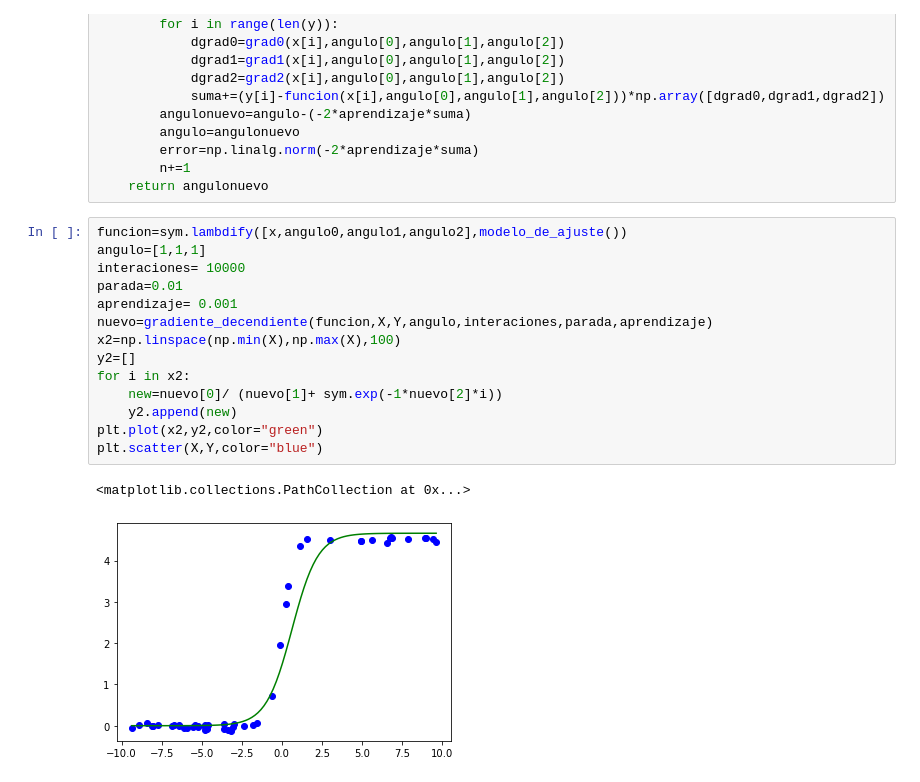
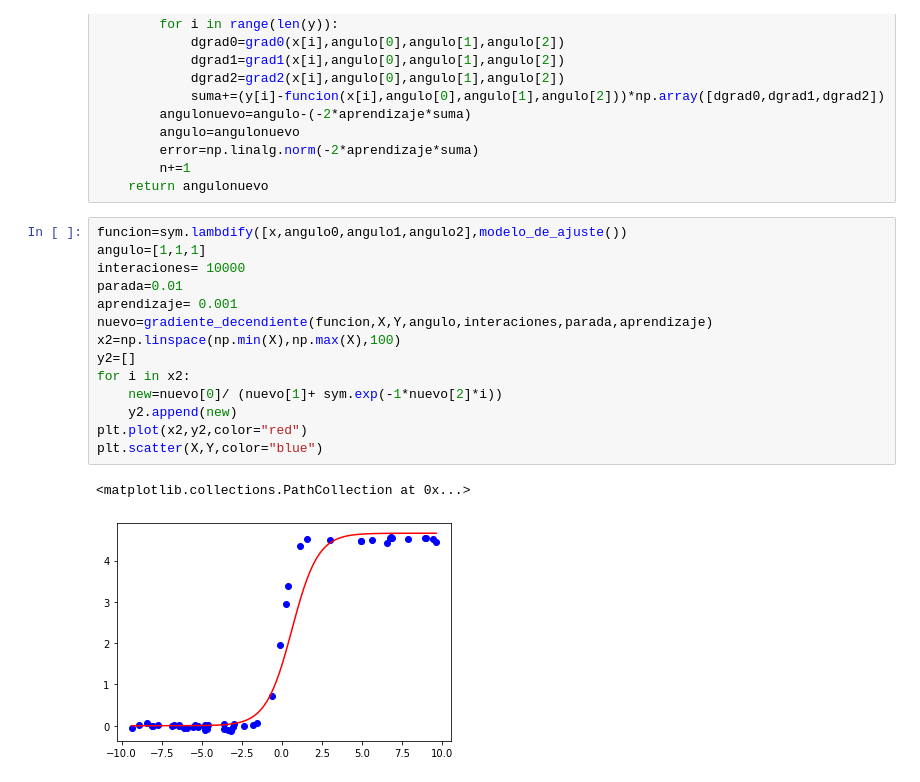
Before and after one commit to lsperezm/Metodos1-LauraPerez-SofiaLizarazo, a Jupyter notebook: Taller3/Taller3-LauraSofiaPerez-BrendaSofiaLizarazo.ipynb, the cells around one changed output. Cells and saved outputs as stored; diff of their text form.

```diff
--- a/Taller3/Taller3-LauraSofiaPerez-BrendaSofiaLizarazo.ipynb
+++ b/Taller3/Taller3-LauraSofiaPerez-BrendaSofiaLizarazo.ipynb
@@ -943,17 +943,17 @@ def gradiente_decendiente(funcion,x,y,angulo,interaciones,parada,aprendizaje):
 # %%
 funcion=sym.lambdify([x,angulo0,angulo1,angulo2],modelo_de_ajuste())
 angulo=[1,1,1]
 interaciones= 10000
 parada=0.01
 aprendizaje= 0.001
 nuevo=gradiente_decendiente(funcion,X,Y,angulo,interaciones,parada,aprendizaje)
 x2=np.linspace(np.min(X),np.max(X),100)
 y2=[]
 for i in x2:
     new=nuevo[0]/ (nuevo[1]+ sym.exp(-1*nuevo[2]*i))
     y2.append(new)
-plt.plot(x2,y2,color="green")
+plt.plot(x2,y2,color="red")
 plt.scatter(X,Y,color="blue")
 # %% [output]
 <matplotlib.collections.PathCollection at 0x...>
-[figure, old version]
+[figure, new version]
```
Also changed, not shown: parts of 4 cells of this notebook.
